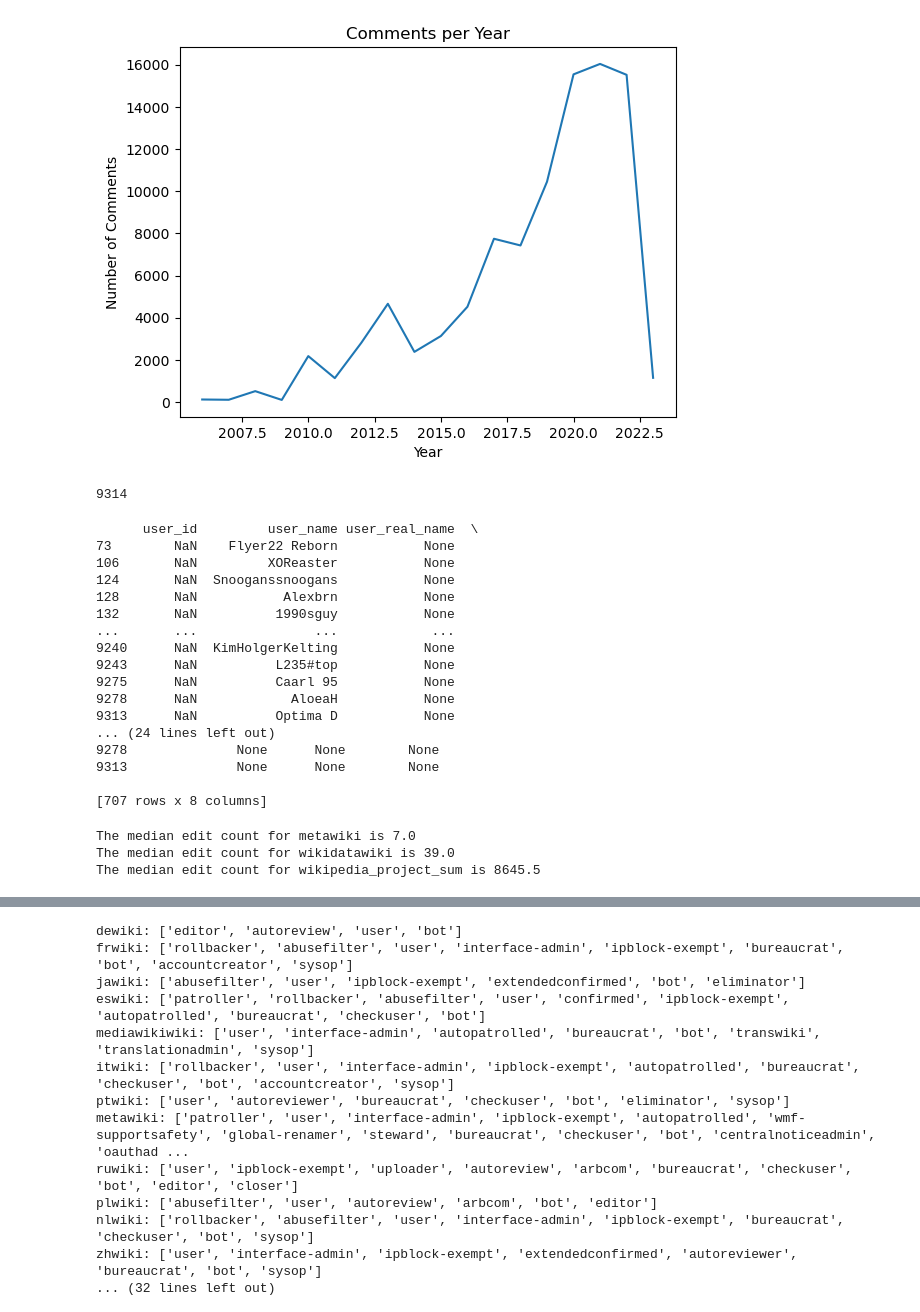
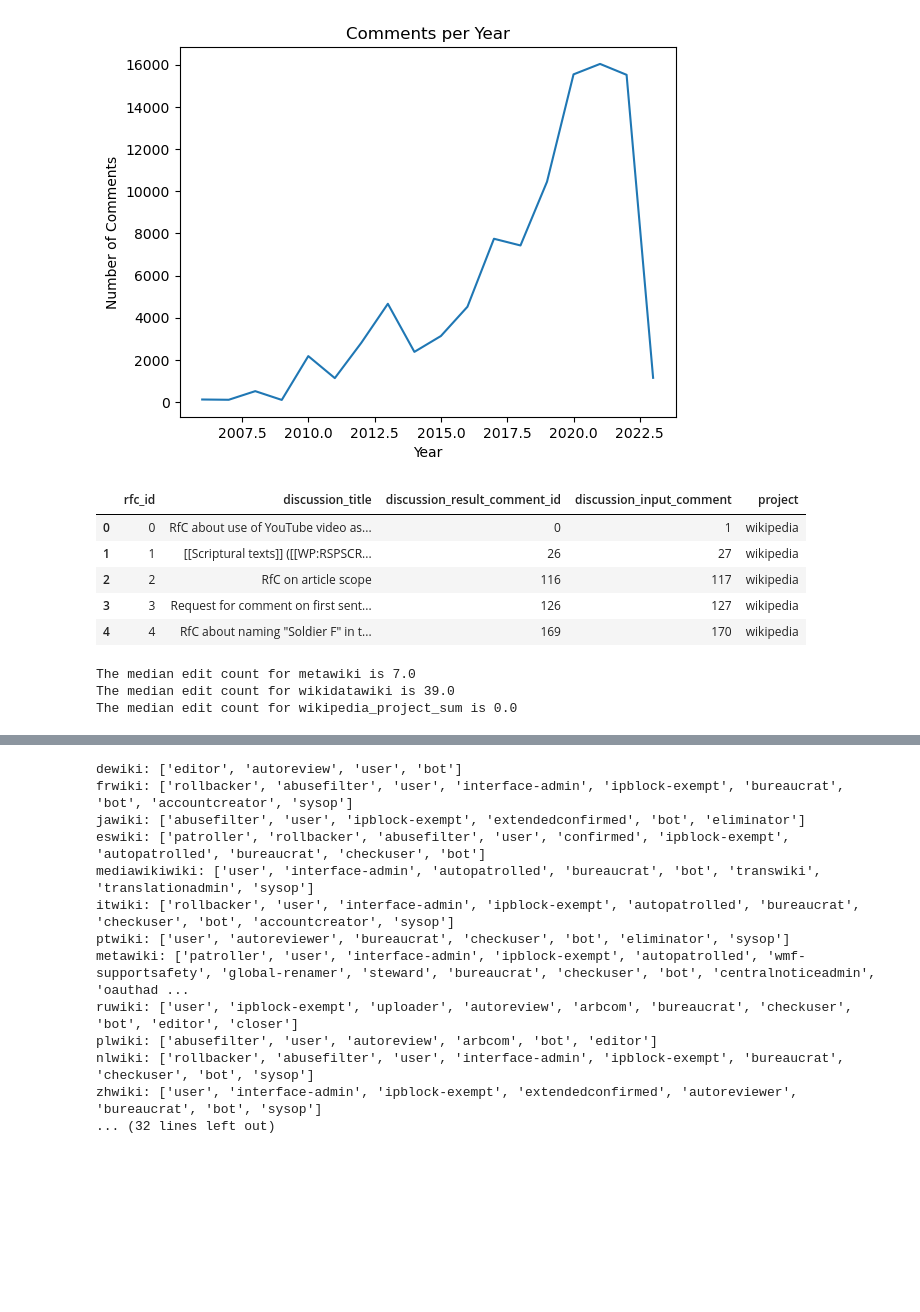
Before and after one commit to mrspacerobot/wiki_delib, a Jupyter notebook: data_analysis/data_analysis.ipynb, the cells around one changed output, grey strips where cells are left out. Cells and saved outputs as stored; diff of their text form; code cells hidden in the pictures; blank space fills up the shorter version.

```diff
--- a/data_analysis/data_analysis.ipynb
+++ b/data_analysis/data_analysis.ipynb
@@ -12,5 +12,9 @@ import matplotlib.pyplot as plt
 import json
 from datetime import datetime
 # %%
-rfc_df = pd.read_csv('rfc.csv')
-df = pd.read_csv('rfc_comments.csv')
+rfc_df = pd.read_csv('../data/rfc.csv')
+comment_df = pd.read_csv('../data/rfc_comments.csv')
+user_json = "../data/json_files/user_info/users.json"
+with open(user_json) as f:
+    users = json.load(f)
+users_df = pd.DataFrame(users)
@@ -32,34 +46,15 @@ plt.title('Comments per Year')
 plt.show()
 # %% [output]
 [figure]
-# %%
-user_json = "../json_files/user_info/users.json"
-with open(user_json) as f:
-    users = json.load(f)
-users_df = pd.DataFrame(users)
-print(len(users_df))
-# %% [output]
-9314
-# %%
-print(users_df[users_df['editcount'].isna()])
-# %% [output]
-      user_id         user_name user_real_name  \
-73        NaN    Flyer22 Reborn           None
-106       NaN         XOReaster           None
-124       NaN  Snooganssnoogans           None
-128       NaN           Alexbrn           None
-132       NaN          1990sguy           None
-...       ...               ...            ...
-9240      NaN  KimHolgerKelting           None
-9243      NaN          L235#top           None
-9275      NaN          Caarl 95           None
-9278      NaN            AloeaH           None
-9313      NaN          Optima D           None
-... (24 lines left out)
-9278              None      None        None
-9313              None      None        None
-
-[707 rows x 8 columns]
+# %%
+rfc_df.head()
+# %% [output]
+|  | rfc_id | discussion_title | discussion_result_comment_id | discussion_input_comment | project |
+| 0 | 0 | RfC about use of YouTube video as... | 0 | 1 | wikipedia |
+| 1 | 1 | [[Scriptural texts]] ([[WP:RSPSCR... | 26 | 27 | wikipedia |
+| 2 | 2 | RfC on article scope | 116 | 117 | wikipedia |
+| 3 | 3 | Request for comment on first sent... | 126 | 127 | wikipedia |
+| 4 | 4 | RfC about naming "Soldier F" in t... | 169 | 170 | wikipedia |
 # %%
 # define list of wikis to include
 wikis_to_include = ['enwiki','eswiki','frwiki','dewiki','zhwiki','jawiki','plwiki','ruwiki','itwiki','nlwiki','ptwiki']
@@ -92,5 +87,5 @@ for i, p in enumerate(projects):
 # %% [output]
 The median edit count for metawiki is 7.0
 The median edit count for wikidatawiki is 39.0
-The median edit count for wikipedia_project_sum is 8645.5
+The median edit count for wikipedia_project_sum is 0.0
 # %%
```
Also changed, not shown: parts of 4 cells of this notebook.
